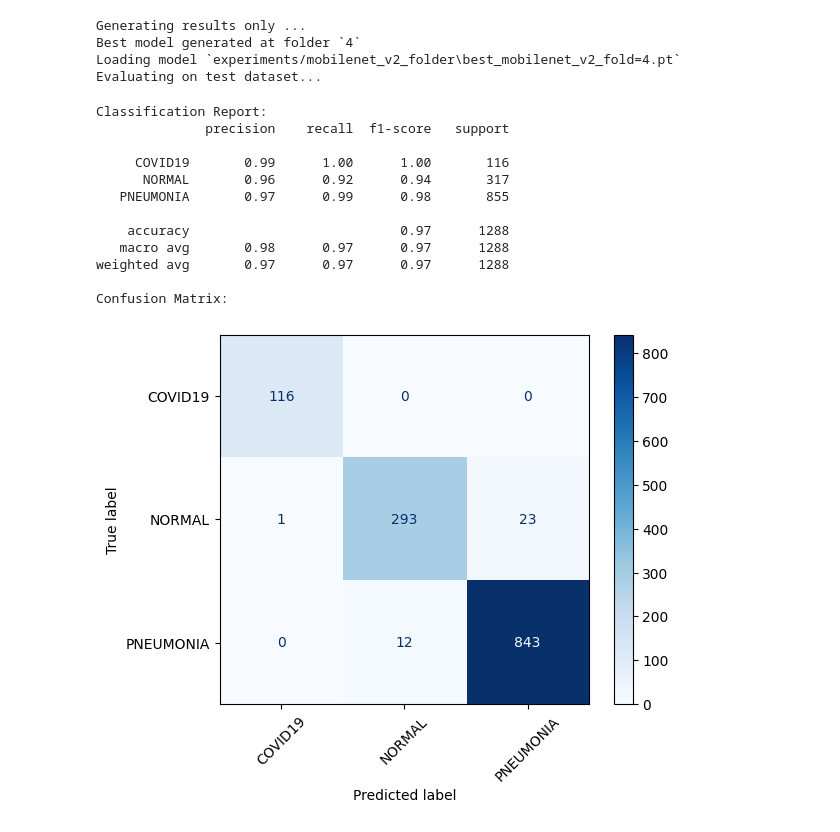
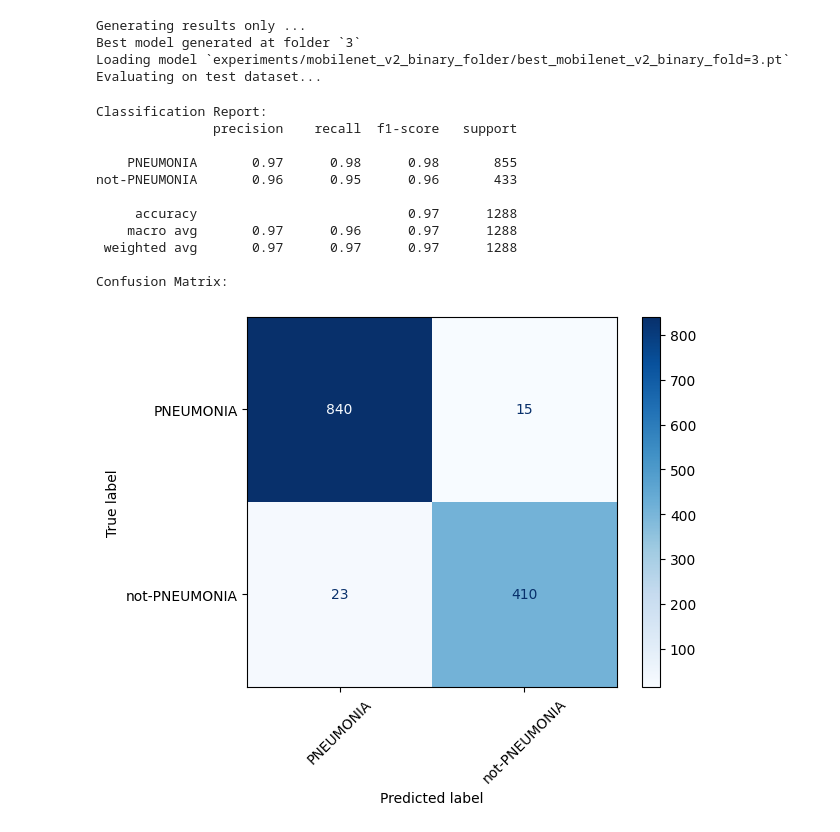
Before and after one commit to intel-comp-saude-ufes/2025-1-P2-classificador-CheXpert, a Jupyter notebook: trab.ipynb, the cells around one changed output. Saved outputs shown, nothing was run; the diff lists cells and outputs as text; code cells hidden in the pictures.

```diff
--- a/trab.ipynb
+++ b/trab.ipynb
@@ -8,11 +8,13 @@ import torch.optim as opt
 import pandas as pd
 # %%
 class ExperimentConfig:
-    def __init__(self, name, model_fn, loss_fn, optimizer_fn):
+    def __init__(self, name, model_fn, loss_fn, optimizer_fn, class_map=None, idx_to_class=None):
         self.name = name
         self.model_fn = model_fn
         self.loss_fn = loss_fn
         self.optimizer_fn = optimizer_fn
+        self.class_map = class_map
+        self.idx_to_class = idx_to_class
 # %%
 import os
 from torch.utils.data import Dataset, DataLoader, Subset
@@ -210,3 +233,7 @@ from lib.models import MyResnet, MyMobileNet, MyDenseNet
 
 n_classes = len(data_dict['classes'])
 metrics = get_my_metrics(device, n_classes)
+# %%
+metrics = get_my_metrics(device, n_classes=n_classes, task='multiclass')
+binary_metrics = get_my_metrics(device, n_classes=2, task='binary')
+old_idx_to_new_idx, new_idx_to_class = get_binary_class_mapping_dict(data_dict['idx_to_class'], target_label='PNEUMONIA')
@@ -265,27 +355,32 @@ Confusion Matrix:
 # %%
-mobilenet_v2_config = ExperimentConfig(
-    name="mobilenet_v2",
-    model_fn=lambda: MyMobileNet(mobilenet_version='mobilenet_v2', n_classes=n_classes),
+mobilenet_v2_binary_config = ExperimentConfig(
+    name="mobilenet_v2_binary",
+    model_fn=lambda: MyMobileNet(mobilenet_version='mobilenet_v2', n_classes=2),
     loss_fn=lambda: nn.CrossEntropyLoss(),
-    optimizer_fn=lambda params: opt.Adam(params, lr=1e-3)
-)
-experiment(mobilenet_v2_config, data_dict, device, metrics, freeze=False, epochs=50, mode='results')
+    optimizer_fn=lambda params: opt.Adam(params, lr=1e-3),
+    class_map=old_idx_to_new_idx,
+    idx_to_class=new_idx_to_class,
+    )
+experiment(mobilenet_v2_binary_config, data_dict, device, binary_metrics, freeze=False, epochs=50, mode='results')
+
+del mobilenet_v2_binary_config
+torch.cuda.empty_cache()
+torch.cuda.ipc_collect()
 # %% [output]
 Generating results only ...
-Best model generated at folder `4`
-Loading model `experiments/mobilenet_v2_folder\best_mobilenet_v2_fold=4.pt`
+Best model generated at folder `3`
+Loading model `experiments/mobilenet_v2_binary_folder/best_mobilenet_v2_binary_fold=3.pt`
 Evaluating on test dataset...
 Classification Report:
-              precision    recall  f1-score   support
+               precision    recall  f1-score   support
 
-     COVID19       0.99      1.00      1.00       116
-      NORMAL       0.96      0.92      0.94       317
-   PNEUMONIA       0.97      0.99      0.98       855
+    PNEUMONIA       0.97      0.98      0.98       855
+not-PNEUMONIA       0.96      0.95      0.96       433
 
-    accuracy                           0.97      1288
-   macro avg       0.98      0.97      0.97      1288
-weighted avg       0.97      0.97      0.97      1288
+     accuracy                           0.97      1288
+    macro avg       0.97      0.96      0.97      1288
+ weighted avg       0.97      0.97      0.97      1288
 
 Confusion Matrix:
-[figure, old version]
+[figure, new version]
 # %%
```
Also changed, not shown: parts of 14 cells of this notebook, 2 other files.
